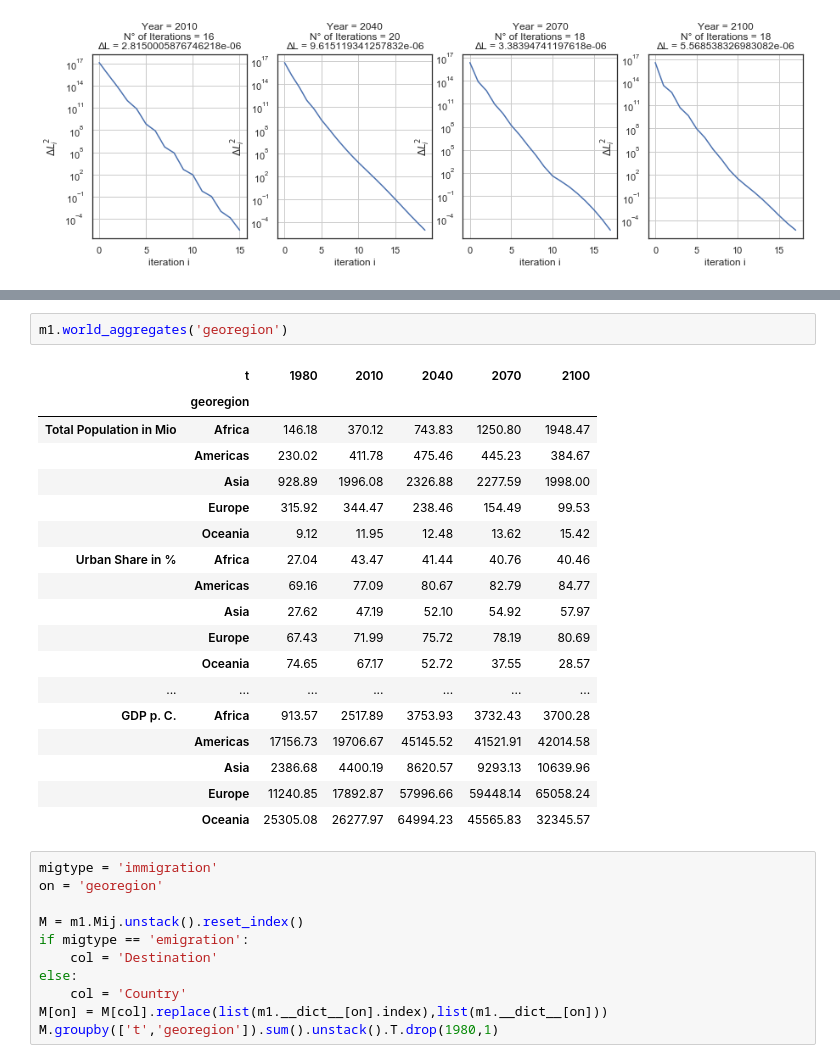
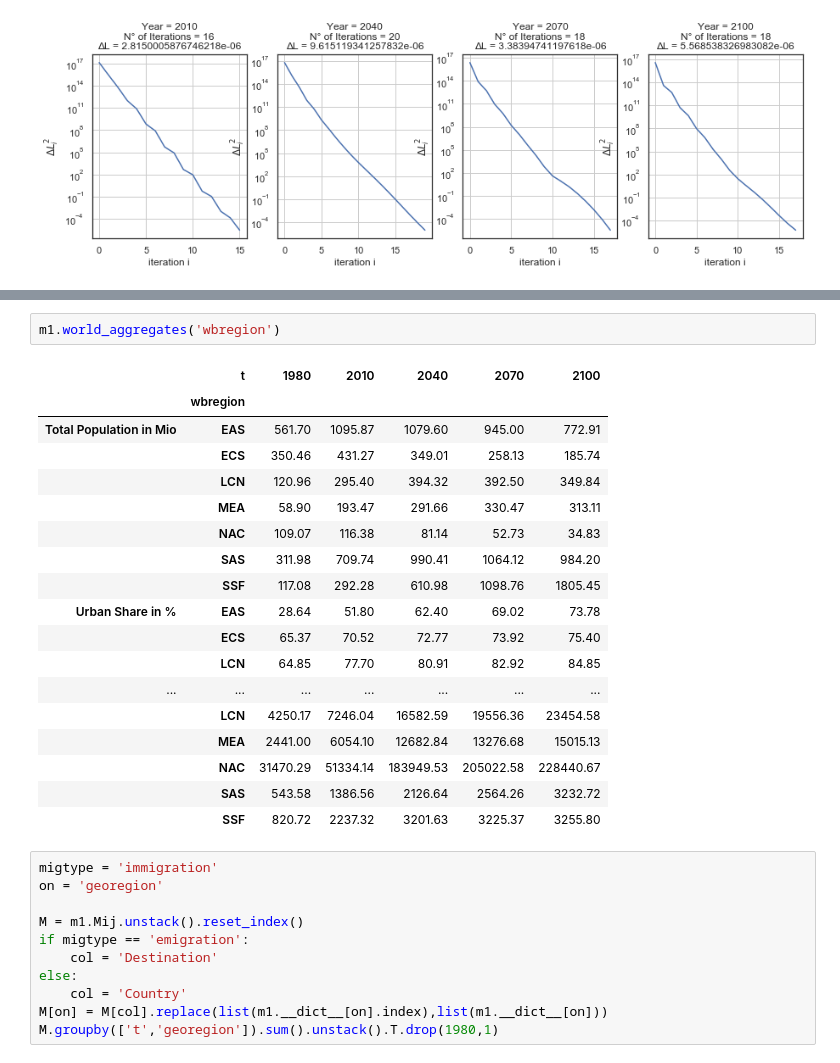
Before and after one commit to hscheewel/GeographyOfClimateMigration, a Jupyter notebook: model.ipynb, the cells around one changed output, grey strips where cells are left out. Cells and saved outputs as stored; diff of their text form.

```diff
--- a/model.ipynb
+++ b/model.ipynb
@@ -1332,24 +1321,24 @@ Intensive-Margin: 1.23
 # %%
-m1.world_aggregates('georegion')
+m1.world_aggregates('wbregion')
 # %% [output]
 |  | t | 1980 | 2010 | 2040 | 2070 | 2100 |
-|  | georegion |  |  |  |  |  |
-| Total Population in Mio | Africa | 146.18 | 370.12 | 743.83 | 1250.80 | 1948.47 |
-|  | Americas | 230.02 | 411.78 | 475.46 | 445.23 | 384.67 |
-|  | Asia | 928.89 | 1996.08 | 2326.88 | 2277.59 | 1998.00 |
-|  | Europe | 315.92 | 344.47 | 238.46 | 154.49 | 99.53 |
-|  | Oceania | 9.12 | 11.95 | 12.48 | 13.62 | 15.42 |
-| Urban Share in % | Africa | 27.04 | 43.47 | 41.44 | 40.76 | 40.46 |
-|  | Americas | 69.16 | 77.09 | 80.67 | 82.79 | 84.77 |
-|  | Asia | 27.62 | 47.19 | 52.10 | 54.92 | 57.97 |
-|  | Europe | 67.43 | 71.99 | 75.72 | 78.19 | 80.69 |
-|  | Oceania | 74.65 | 67.17 | 52.72 | 37.55 | 28.57 |
+|  | wbregion |  |  |  |  |  |
+| Total Population in Mio | EAS | 561.70 | 1095.87 | 1079.60 | 945.00 | 772.91 |
+|  | ECS | 350.46 | 431.27 | 349.01 | 258.13 | 185.74 |
+|  | LCN | 120.96 | 295.40 | 394.32 | 392.50 | 349.84 |
+|  | MEA | 58.90 | 193.47 | 291.66 | 330.47 | 313.11 |
+|  | NAC | 109.07 | 116.38 | 81.14 | 52.73 | 34.83 |
+|  | SAS | 311.98 | 709.74 | 990.41 | 1064.12 | 984.20 |
+|  | SSF | 117.08 | 292.28 | 610.98 | 1098.76 | 1805.45 |
+| Urban Share in % | EAS | 28.64 | 51.80 | 62.40 | 69.02 | 73.78 |
+|  | ECS | 65.37 | 70.52 | 72.77 | 73.92 | 75.40 |
+|  | LCN | 64.85 | 77.70 | 80.91 | 82.92 | 84.85 |
 | ... | ... | ... | ... | ... | ... | ... |
-| GDP p. C. | Africa | 913.57 | 2517.89 | 3753.93 | 3732.43 | 3700.28 |
-|  | Americas | 17156.73 | 19706.67 | 45145.52 | 41521.91 | 42014.58 |
-|  | Asia | 2386.68 | 4400.19 | 8620.57 | 9293.13 | 10639.96 |
-|  | Europe | 11240.85 | 17892.87 | 57996.66 | 59448.14 | 65058.24 |
-|  | Oceania | 25305.08 | 26277.97 | 64994.23 | 45565.83 | 32345.57 |
+|  | LCN | 4250.17 | 7246.04 | 16582.59 | 19556.36 | 23454.58 |
+|  | MEA | 2441.00 | 6054.10 | 12682.84 | 13276.68 | 15015.13 |
+|  | NAC | 31470.29 | 51334.14 | 183949.53 | 205022.58 | 228440.67 |
+|  | SAS | 543.58 | 1386.56 | 2126.64 | 2564.26 | 3232.72 |
+|  | SSF | 820.72 | 2237.32 | 3201.63 | 3225.37 | 3255.80 |
 # %%
 migtype = 'immigration'
 on = 'georegion'
```
Also changed, not shown: parts of 3 cells of this notebook.
